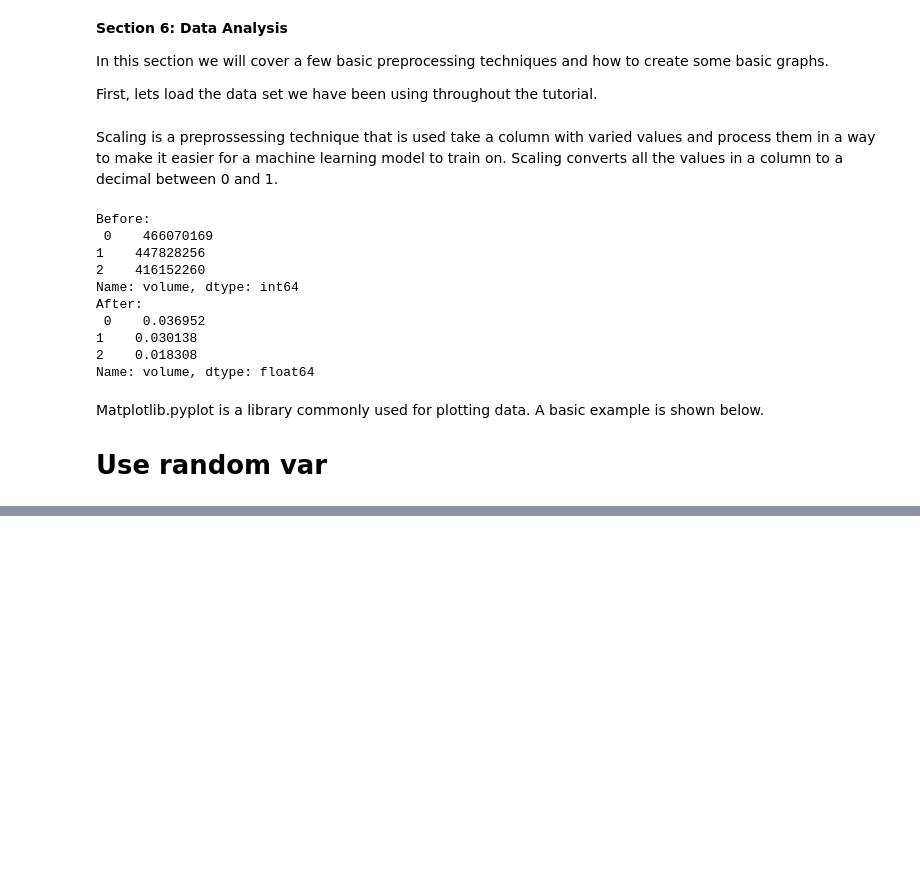
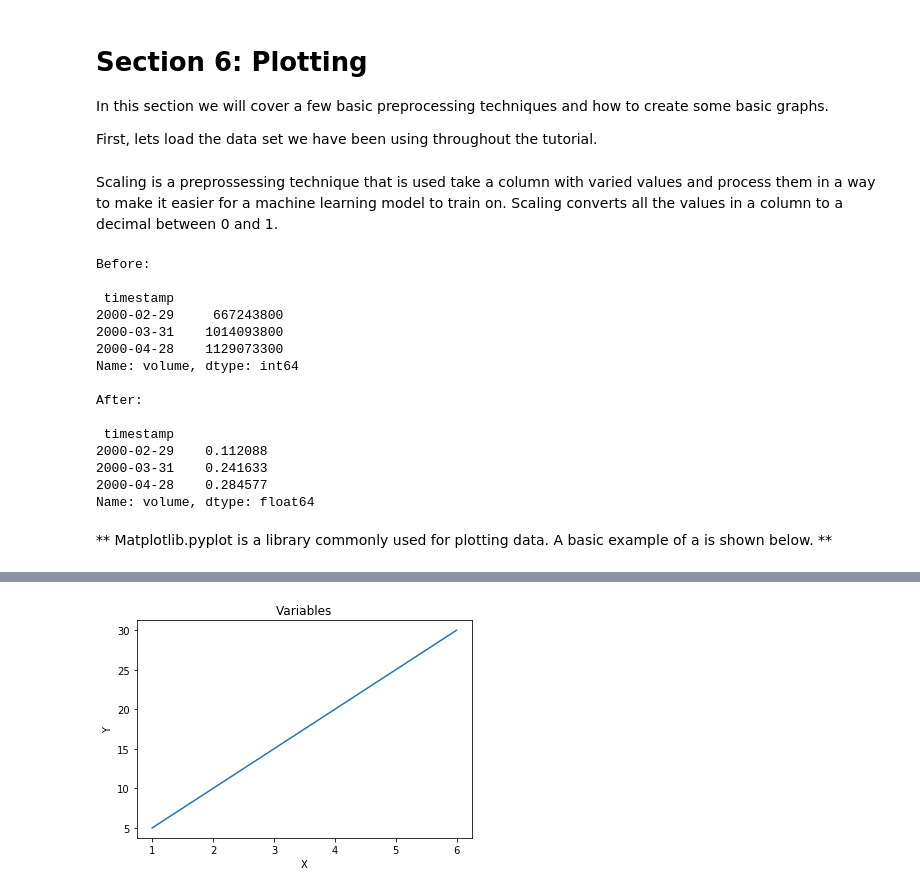
Before and after one commit to soft-eng-practicum/MLStocks, a Jupyter notebook: Section_6/Section_6.ipynb, the cells around one changed output, grey strips where cells are left out. Drawn from its saved outputs; the diff is of its cells as text; code cells hidden in the pictures; blank space fills up the shorter version.

```diff
--- a/Section_6/Section_6.ipynb
+++ b/Section_6/Section_6.ipynb
@@ -1,5 +1,5 @@
 # %% [markdown]
-**Section 6: Data Analysis**
+# **Section 6: Plotting**
 
 In this section we will cover a few basic preprocessing techniques and how to create some basic graphs.
 
@@ -17,37 +18,47 @@ from sklearn.preprocessing import MinMaxScaler
 # Creates a min max scaler to scale the data
 scaler = MinMaxScaler();
 # Print the values before scaling
-print("Before:\n", stock_data['volume'].head(3))
+print("Before:\n\n", stock_data['volume'].head(3),'\n')
 # Performs the scaling on the volume column
 stock_data[['volume']] = scaler.fit_transform(stock_data[['volume']])
 # Print the values after scaling
-print("After:\n", stock_data['volume'].head(3))
+print("After:\n\n", stock_data['volume'].head(3), '\n')
 # %% [output]
 Before:
- 0    466070169
-1    447828256
-2    416152260
+
+ timestamp
+2000-02-29     667243800
+2000-03-31    1014093800
+2000-04-28    1129073300
 Name: volume, dtype: int64
+
 After:
- 0    0.036952
-1    0.030138
-2    0.018308
+
+ timestamp
+2000-02-29    0.112088
+2000-03-31    0.241633
+2000-04-28    0.284577
 Name: volume, dtype: float64
 # %% [markdown]
-Matplotlib.pyplot is a library commonly used for plotting data. A basic example is shown below.
-# Use random var
+** Matplotlib.pyplot is a library commonly used for plotting data. A basic example of a is shown below. **
 # %%
+%matplotlib inline
+# Importing matplotlib.pylot
 import matplotlib.pyplot as plt
 # Closes any previous graphs
 plt.close('all')
-# Plots the open prices on the X axis and the close prices on the Y axis. The 'ro' creates a dot graph
-plt.plot(stock_data['open'], stock_data['close'])
+# Variables for the x axis
+x = [1, 2, 3, 4, 5, 6]
+# Variables for the y axis
+y = [5, 10, 15, 20, 25, 30]
+# Plots the values
+plt.plot(x, y)
 # Labels X axis
-plt.xlabel("Open Price")
+plt.xlabel("X")
 # Labels Y axis
-plt.ylabel("Close Price")
+plt.ylabel("Y")
 # Sets title
-plt.title("Prices")
+plt.title("Variables")
 # Shows the graph
 plt.show()
 # Clears the graph from matplotlib
@@ -57,0 +67 @@ plt.close()
+[figure, added]
```
Also changed, not shown: parts of 18 cells of this notebook, 3 other files.
